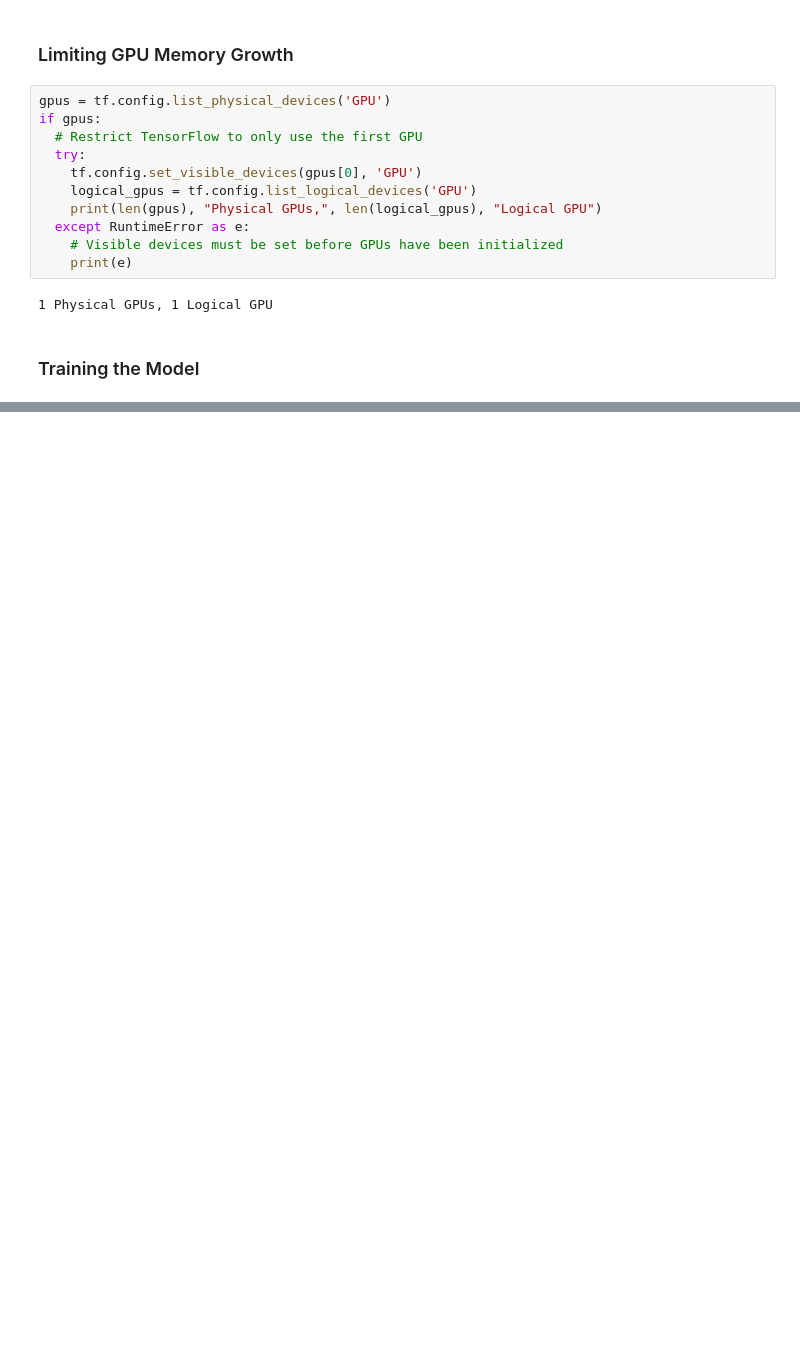
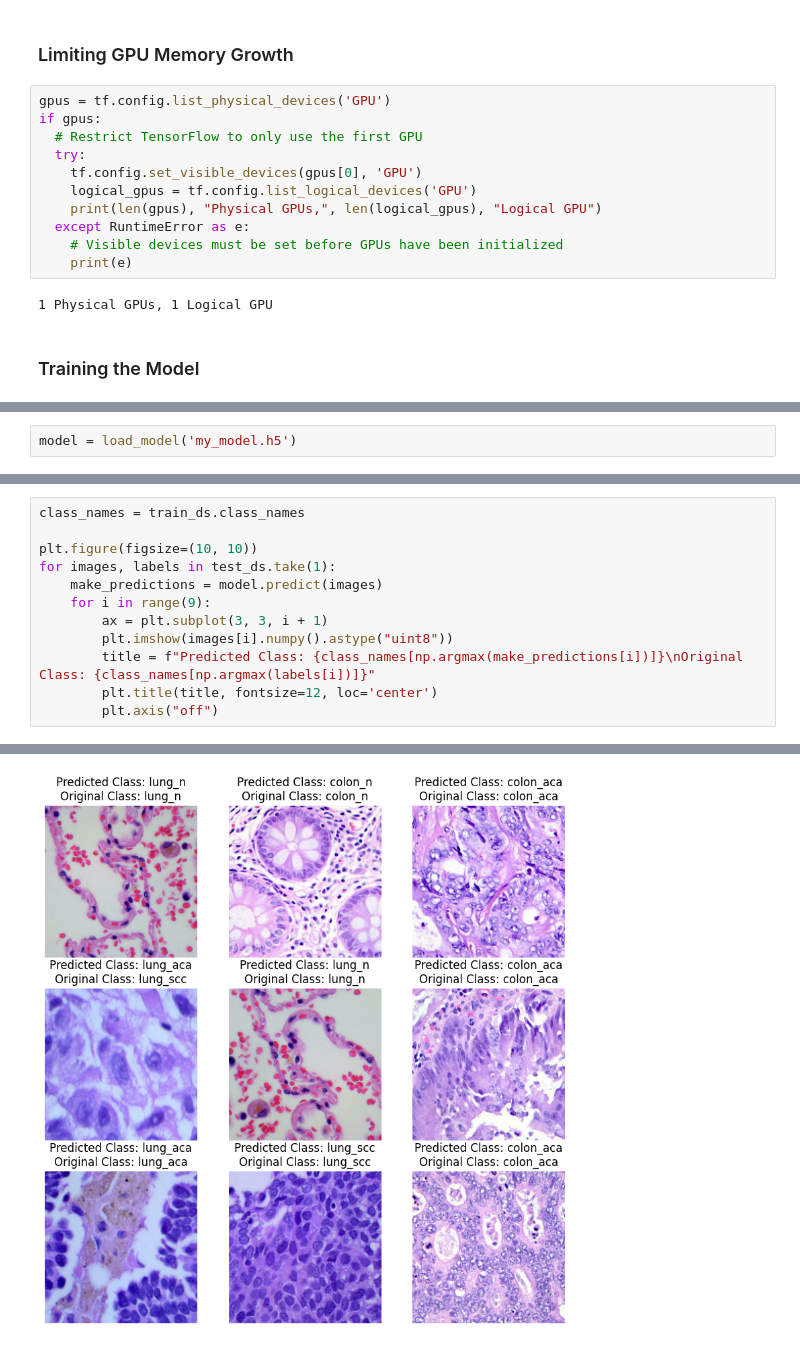
Before and after one commit to abijith-tk/DeepLearning, a Jupyter notebook: VGG16/VGG16.ipynb, the cells around one changed output, grey strips where cells are left out. Drawn from its saved outputs; the diff is of its cells as text; blank space fills up the shorter version.

```diff
--- a/VGG16/VGG16.ipynb
+++ b/VGG16/VGG16.ipynb
@@ -221 +234,3 @@ Epoch 10/10
+# %%
+model = load_model('my_model.h5')
 # %%
@@ -224,0 +282,13 @@ Error:
+# %%
+class_names = train_ds.class_names
+
+plt.figure(figsize=(10, 10))
+for images, labels in test_ds.take(1):
+    make_predictions = model.predict(images)
+    for i in range(9):
+        ax = plt.subplot(3, 3, i + 1)
+        plt.imshow(images[i].numpy().astype("uint8"))
+        title = f"Predicted Class: {class_names[np.argmax(make_predictions[i])]}\nOriginal Class: {class_names[np.argmax(labels[i])]}"
+        plt.title(title, fontsize=12, loc='center')
+        plt.axis("off")
+# %% [output]
@@ -224,0 +296 @@ Error:
+[figure, added]
```
Also changed, not shown: parts of 21 cells of this notebook, 3 other files.
